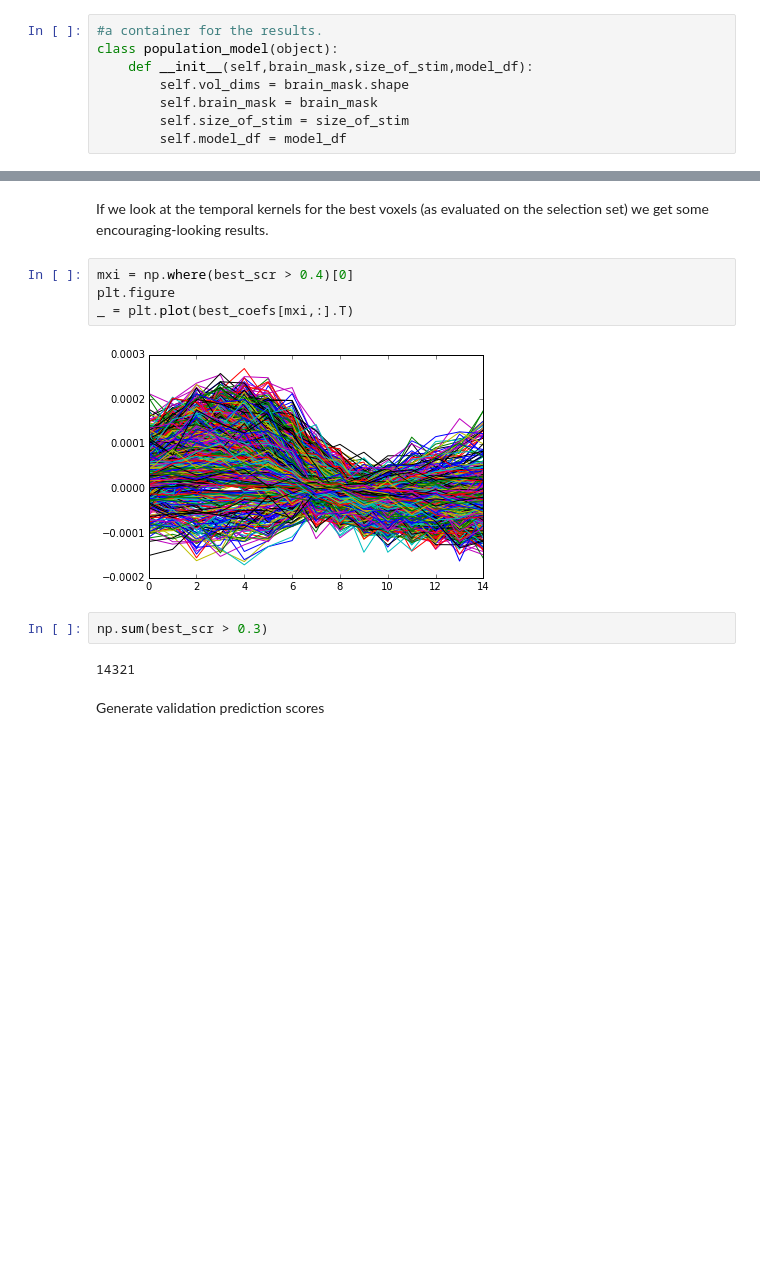
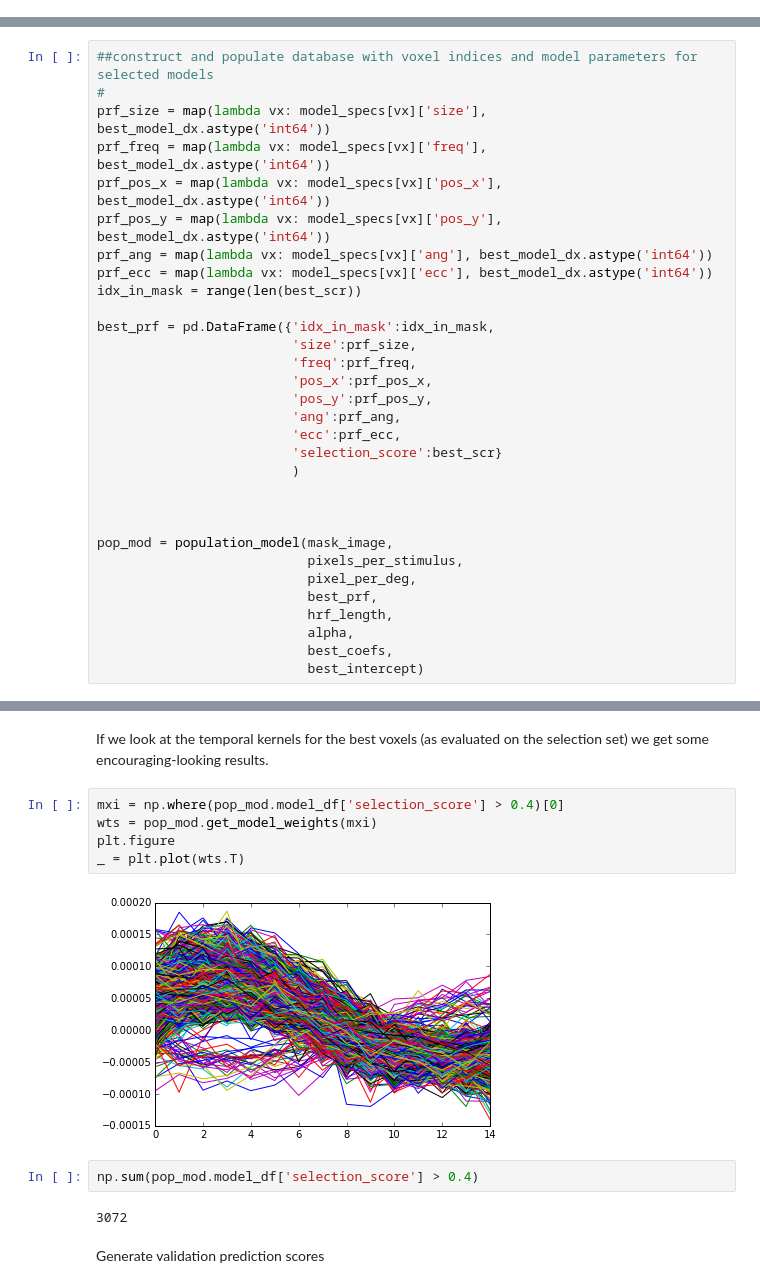
Before and after one commit to ChangdeDu/hrf_fitting, a Jupyter notebook: scripts/fit_best_ripple.ipynb, the cells around one changed output, grey strips where cells are left out. Saved outputs shown, nothing was run; the diff lists cells and outputs as text; blank space fills up the shorter version.

```diff
--- a/scripts/fit_best_ripple.ipynb
+++ b/scripts/fit_best_ripple.ipynb
@@ -451,10 +439,2 @@ took 35.814494 minutes to pre-process images
 # %% [markdown]
 Now we unpack the results into an organized database that (should) make future analyses easier
-# %%
-#a container for the results.
-class population_model(object):
-    def __init__(self,brain_mask,size_of_stim,model_df):
-        self.vol_dims = brain_mask.shape
-        self.brain_mask = brain_mask
-        self.size_of_stim = size_of_stim
-        self.model_df = model_df
@@ -502,0 +481,31 @@ best_prf.head()
+# %%
+##construct and populate database with voxel indices and model parameters for selected models
+#
+prf_size = map(lambda vx: model_specs[vx]['size'], best_model_dx.astype('int64'))
+prf_freq = map(lambda vx: model_specs[vx]['freq'], best_model_dx.astype('int64'))
+prf_pos_x = map(lambda vx: model_specs[vx]['pos_x'], best_model_dx.astype('int64'))
+prf_pos_y = map(lambda vx: model_specs[vx]['pos_y'], best_model_dx.astype('int64'))
+prf_ang = map(lambda vx: model_specs[vx]['ang'], best_model_dx.astype('int64'))
+prf_ecc = map(lambda vx: model_specs[vx]['ecc'], best_model_dx.astype('int64'))
+idx_in_mask = range(len(best_scr))
+
+best_prf = pd.DataFrame({'idx_in_mask':idx_in_mask,
+                         'size':prf_size,
+                         'freq':prf_freq,
+                         'pos_x':prf_pos_x,
+                         'pos_y':prf_pos_y,
+                         'ang':prf_ang,
+                         'ecc':prf_ecc,
+                         'selection_score':best_scr}
+                         )
+
+
+
+pop_mod = population_model(mask_image,
+                           pixels_per_stimulus,
+                           pixel_per_deg,
+                           best_prf,
+                           hrf_length,
+                           alpha,
+                           best_coefs,
+                           best_intercept)
@@ -511,14 +529,15 @@ plt.hist(best_scr,100,log=True);
 # %% [markdown]
 If we look at the temporal kernels for the best voxels (as evaluated on the selection set) we get some encouraging-looking results.
 # %%
-mxi = np.where(best_scr > 0.4)[0]
+mxi = np.where(pop_mod.model_df['selection_score'] > 0.4)[0]
+wts = pop_mod.get_model_weights(mxi)
 plt.figure
-_ = plt.plot(best_coefs[mxi,:].T)
+_ = plt.plot(wts.T)
 # %% [output]
-[figure, old version]
+[figure, new version]
 # %%
-np.sum(best_scr > 0.3)
+np.sum(pop_mod.model_df['selection_score'] > 0.4)
 # %% [output]
-14321
+3072
 # %% [markdown]
 Generate validation prediction scores
```
Also changed, not shown: parts of 59 cells of this notebook, 1 other file.
